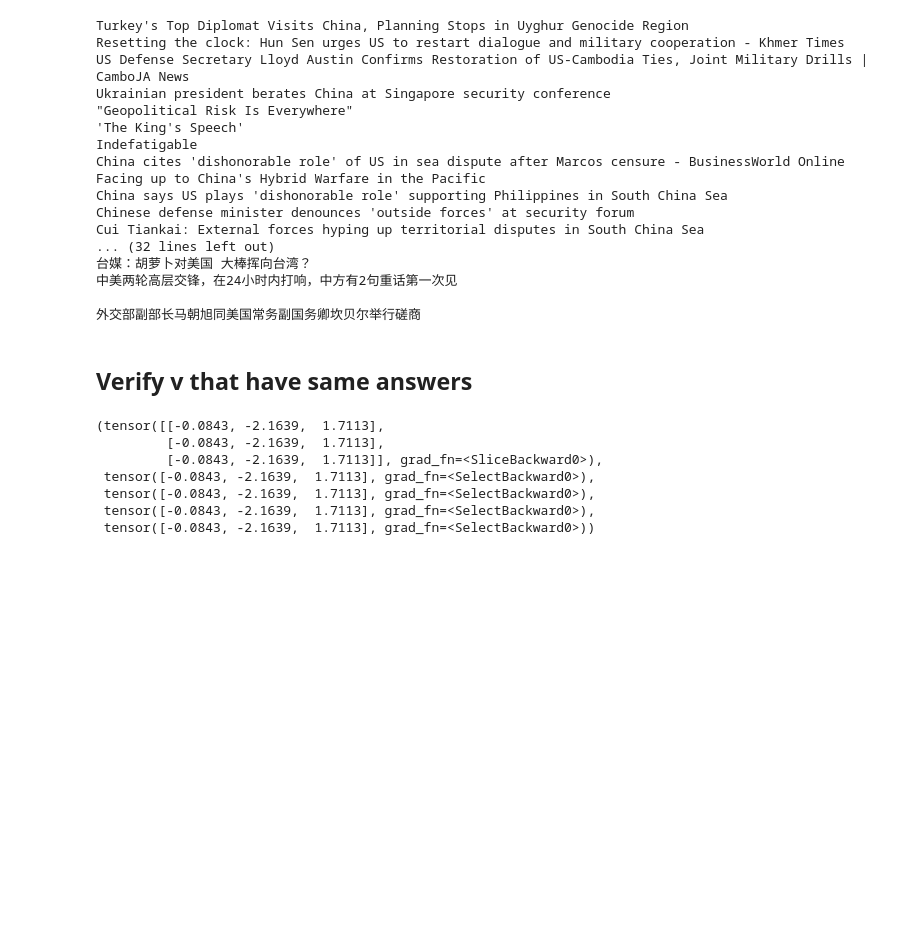
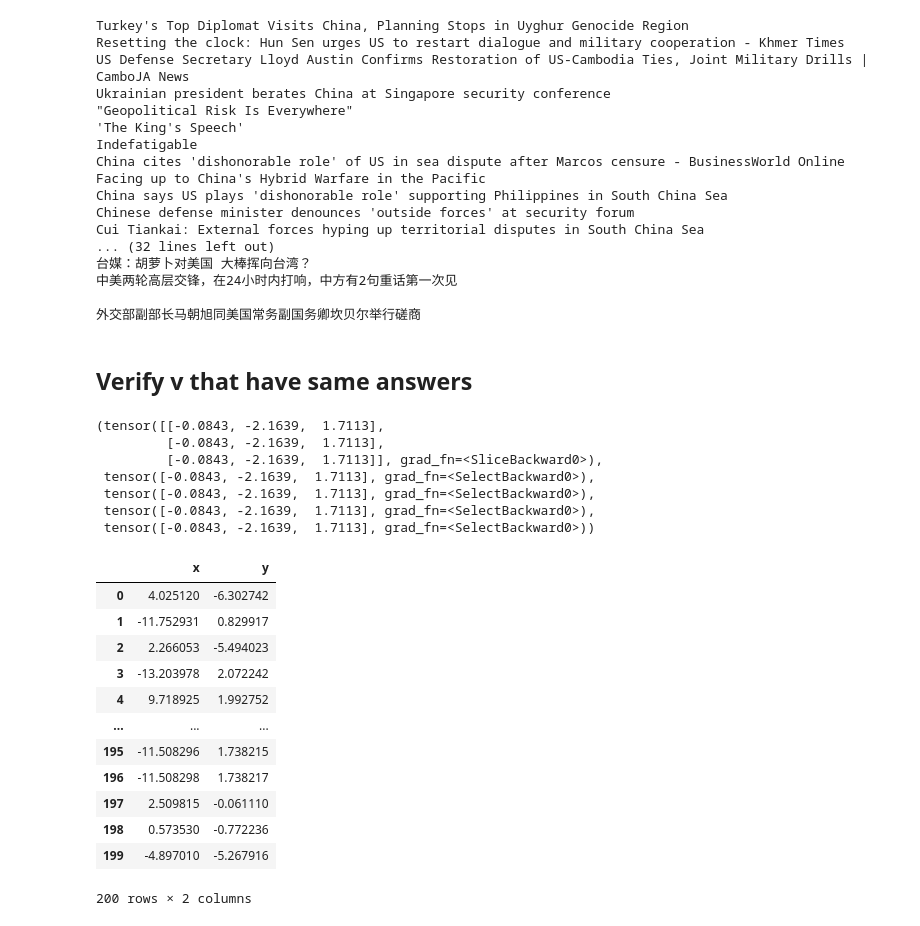
Before and after one commit to minlingz/news-analysis, a Jupyter notebook: FMCD/FMCD_train.ipynb, the cells around one changed output. Cells and saved outputs as stored; diff of their text form; code cells hidden in the pictures; blank space fills up the shorter version.

```diff
--- a/FMCD/FMCD_train.ipynb
+++ b/FMCD/FMCD_train.ipynb
@@ -450,3 +450,25 @@ v[101:104], v[24], v[34], v[36], v[92]
  tensor([-0.0843, -2.1639,  1.7113], grad_fn=<SelectBackward0>),
  tensor([-0.0843, -2.1639,  1.7113], grad_fn=<SelectBackward0>),
  tensor([-0.0843, -2.1639,  1.7113], grad_fn=<SelectBackward0>))
+# %%
+# save the v_2d to a csv file
+import pandas as pd
+
+v_2d_df = pd.DataFrame(v_2d, columns=["x", "y"])
+v_2d_df.to_csv("v_2d.csv", index=False)
+# %%
+v_2d_df
+# %% [output]
+|  | x | y |
+| 0 | 4.025120 | -6.302742 |
+| 1 | -11.752931 | 0.829917 |
+| 2 | 2.266053 | -5.494023 |
+| 3 | -13.203978 | 2.072242 |
+| 4 | 9.718925 | 1.992752 |
+| ... | ... | ... |
+| 195 | -11.508296 | 1.738215 |
+| 196 | -11.508298 | 1.738217 |
+| 197 | 2.509815 | -0.061110 |
+| 198 | 0.573530 | -0.772236 |
+| 199 | -4.897010 | -5.267916 |
+200 rows × 2 columns
```
Also changed, not shown: parts of 1 cell of this notebook, 6 other files.
